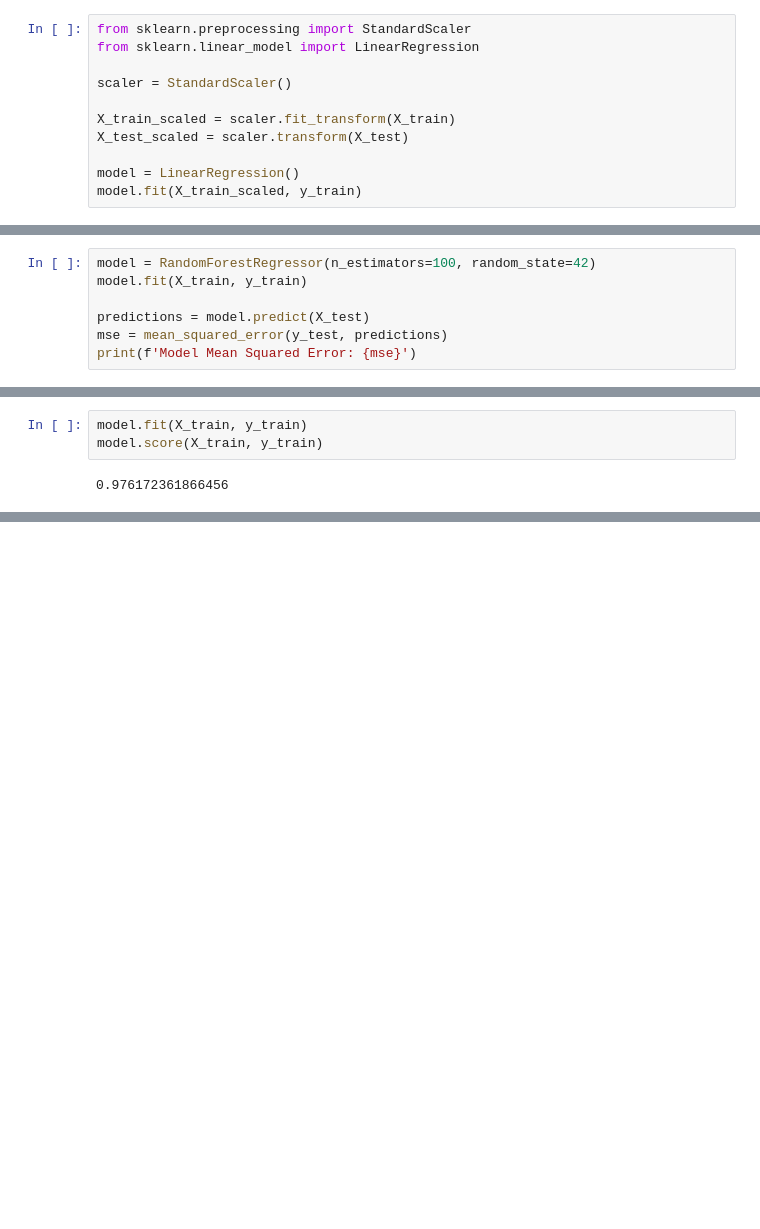
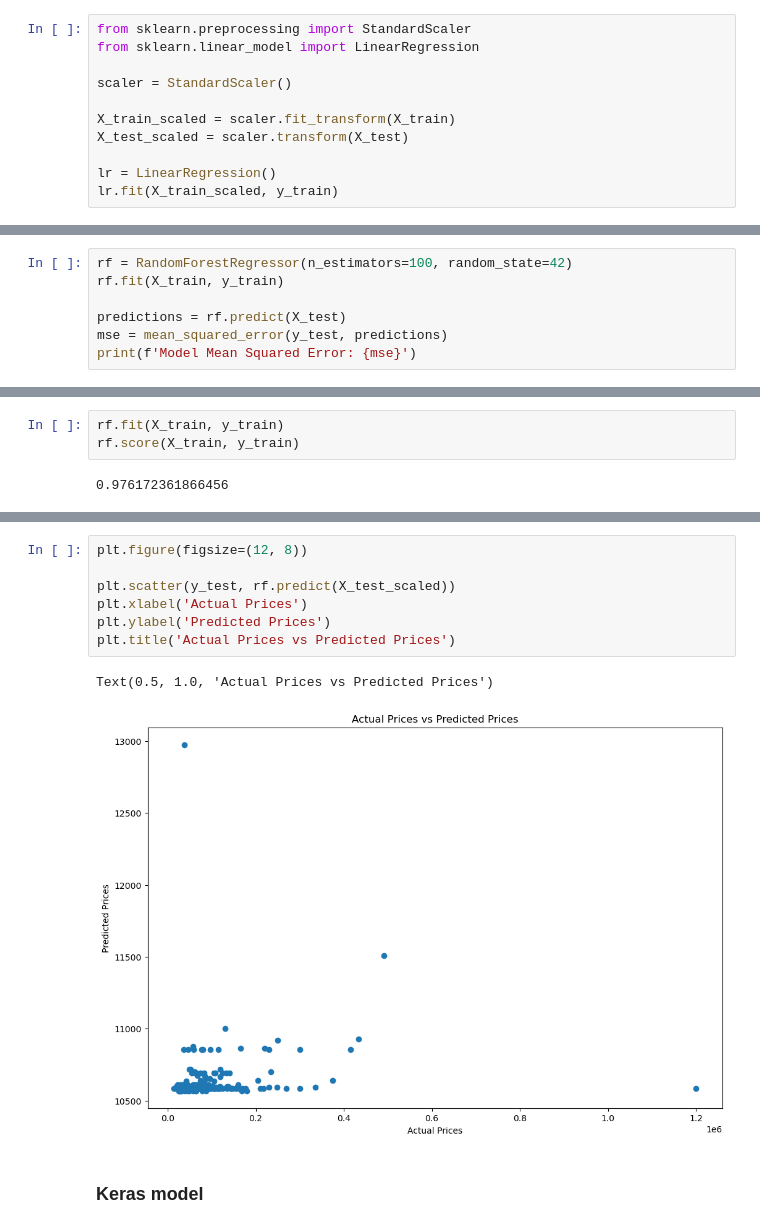
Before and after one commit to alex-yatseyko/ukraine_house_prices, a Jupyter notebook: src/model.ipynb, the cells around one changed output, grey strips where cells are left out. Saved outputs shown, nothing was run; the diff lists cells and outputs as text; blank space fills up the shorter version.

```diff
--- a/src/model.ipynb
+++ b/src/model.ipynb
@@ -68,8 +69,8 @@ scaler = StandardScaler()
 X_train_scaled = scaler.fit_transform(X_train)
 X_test_scaled = scaler.transform(X_test)
 
-model = LinearRegression()
-model.fit(X_train_scaled, y_train)
+lr = LinearRegression()
+lr.fit(X_train_scaled, y_train)
 # %% [output]
 LinearRegression()
 # %%
@@ -89,17 +90,17 @@ Text(0.5, 1.0, 'Actual Prices vs Predicted Prices')
 # %% [markdown]
 ### Random Forest
 # %%
-model = RandomForestRegressor(n_estimators=100, random_state=42)
-model.fit(X_train, y_train)
+rf = RandomForestRegressor(n_estimators=100, random_state=42)
+rf.fit(X_train, y_train)
 
-predictions = model.predict(X_test)
+predictions = rf.predict(X_test)
 mse = mean_squared_error(y_test, predictions)
 print(f'Model Mean Squared Error: {mse}')
 # %% [output]
 Model Mean Squared Error: 597652753.6385696
 # %%
-model.fit(X_train, y_train)
-model.score(X_train, y_train)
+rf.fit(X_train, y_train)
+rf.score(X_train, y_train)
 # %% [output]
 0.976172361866456
 # %%
@@ -124,2 +125,14 @@ visualize_predictions(df, model)
 # %% [output]
 Map has been saved to 'ukraine_real_estate_map.html'
+# %%
+plt.figure(figsize=(12, 8))
+
+plt.scatter(y_test, rf.predict(X_test_scaled))
+plt.xlabel('Actual Prices')
+plt.ylabel('Predicted Prices')
+plt.title('Actual Prices vs Predicted Prices')
+# %% [output]
+Text(0.5, 1.0, 'Actual Prices vs Predicted Prices')
+[figure, added]
+# %% [markdown]
+### Keras model
```
Also changed, not shown: parts of 13 cells of this notebook.
